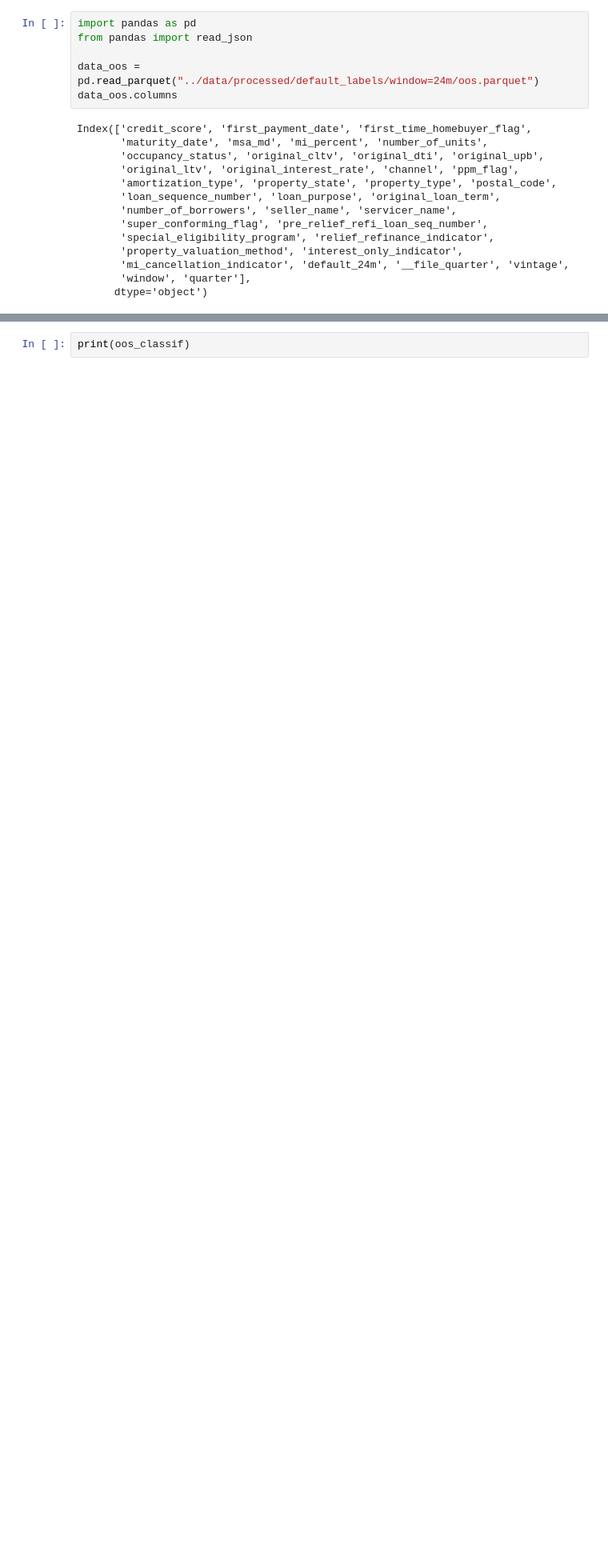
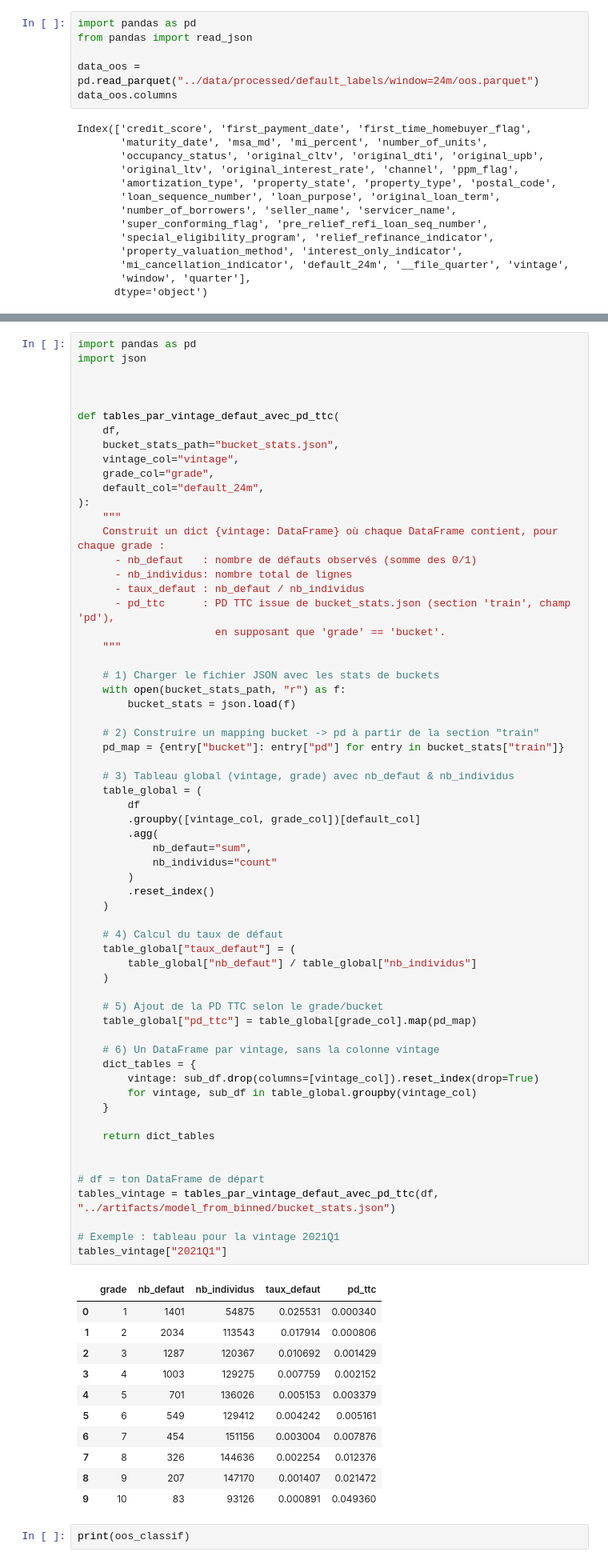
Before and after one commit to YoannPull/pd_calibration, a Jupyter notebook: notebook/res_cali.ipynb, the cells around one changed output, grey strips where cells are left out. Shown at 80% size. Saved outputs shown, nothing was run; the diff lists cells and outputs as text; blank space fills up the shorter version.

```diff
--- a/notebook/res_cali.ipynb
+++ b/notebook/res_cali.ipynb
@@ -23,3 +130,77 @@ oos_classif = pd.read_parquet("../data/processed/scored/oos_scored.parquet")
+# %%
+import pandas as pd
+import json
+
+
+
+def tables_par_vintage_defaut_avec_pd_ttc(
+    df,
+    bucket_stats_path="bucket_stats.json",
+    vintage_col="vintage",
+    grade_col="grade",
+    default_col="default_24m",
+):
+    """
+    Construit un dict {vintage: DataFrame} où chaque DataFrame contient, pour chaque grade :
+      - nb_defaut   : nombre de défauts observés (somme des 0/1)
+      - nb_individus: nombre total de lignes
+      - taux_defaut : nb_defaut / nb_individus
+      - pd_ttc      : PD TTC issue de bucket_stats.json (section 'train', champ 'pd'),
+                      en supposant que 'grade' == 'bucket'.
+    """
+
+    # 1) Charger le fichier JSON avec les stats de buckets
+    with open(bucket_stats_path, "r") as f:
+        bucket_stats = json.load(f)
+
+    # 2) Construire un mapping bucket -> pd à partir de la section "train"
+    pd_map = {entry["bucket"]: entry["pd"] for entry in bucket_stats["train"]}
+
+    # 3) Tableau global (vintage, grade) avec nb_defaut & nb_individus
+    table_global = (
+        df
+        .groupby([vintage_col, grade_col])[default_col]
+        .agg(
+            nb_defaut="sum",
+            nb_individus="count"
+        )
+        .reset_index()
+    )
+
+    # 4) Calcul du taux de défaut
+    table_global["taux_defaut"] = (
+        table_global["nb_defaut"] / table_global["nb_individus"]
+    )
+
+    # 5) Ajout de la PD TTC selon le grade/bucket
+    table_global["pd_ttc"] = table_global[grade_col].map(pd_map)
+
+    # 6) Un DataFrame par vintage, sans la colonne vintage
+    dict_tables = {
+        vintage: sub_df.drop(columns=[vintage_col]).reset_index(drop=True)
+        for vintage, sub_df in table_global.groupby(vintage_col)
+    }
+
+    return dict_tables
+
+
+# df = ton DataFrame de départ
+tables_vintage = tables_par_vintage_defaut_avec_pd_ttc(df, "../artifacts/model_from_binned/bucket_stats.json")
+
+# Exemple : tableau pour la vintage 2021Q1
+tables_vintage["2021Q1"]
+# %% [output]
+|  | grade | nb_defaut | nb_individus | taux_defaut | pd_ttc |
+| 0 | 1 | 1401 | 54875 | 0.025531 | 0.000340 |
+| 1 | 2 | 2034 | 113543 | 0.017914 | 0.000806 |
+| 2 | 3 | 1287 | 120367 | 0.010692 | 0.001429 |
+| 3 | 4 | 1003 | 129275 | 0.007759 | 0.002152 |
+| 4 | 5 | 701 | 136026 | 0.005153 | 0.003379 |
+| 5 | 6 | 549 | 129412 | 0.004242 | 0.005161 |
+| 6 | 7 | 454 | 151156 | 0.003004 | 0.007876 |
+| 7 | 8 | 326 | 144636 | 0.002254 | 0.012376 |
+| 8 | 9 | 207 | 147170 | 0.001407 | 0.021472 |
+| 9 | 10 | 83 | 93126 | 0.000891 | 0.049360 |
 # %%
 print(oos_classif)
 # %% [output]
```
Also changed, not shown: parts of 5 cells of this notebook, 6 other files.
